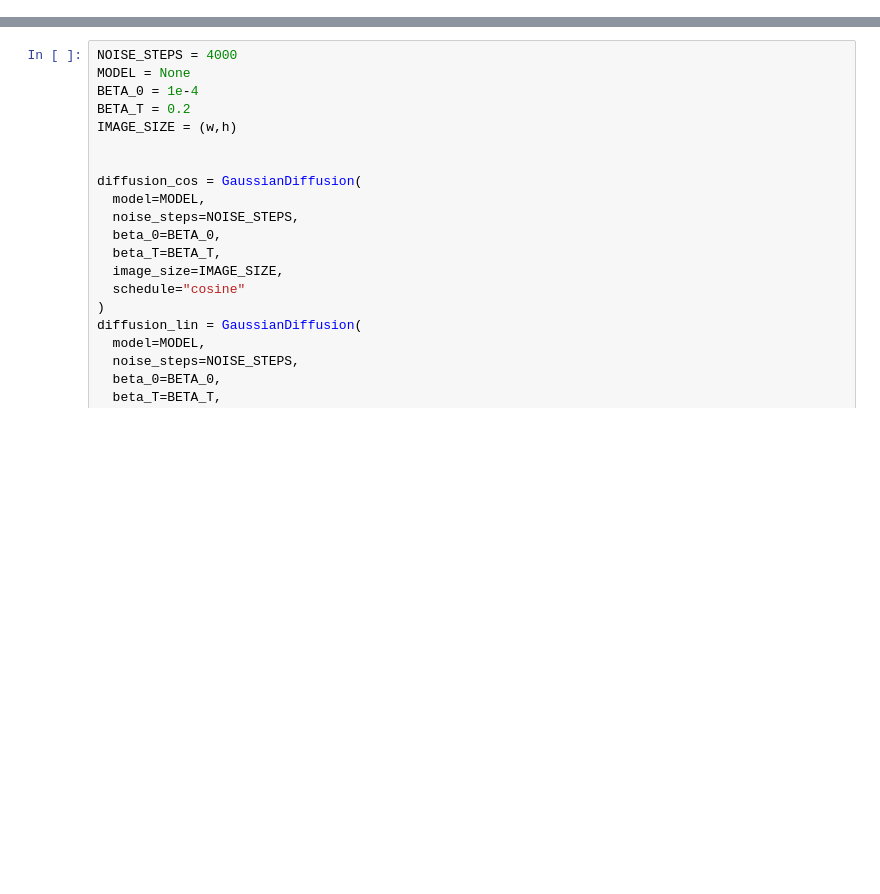
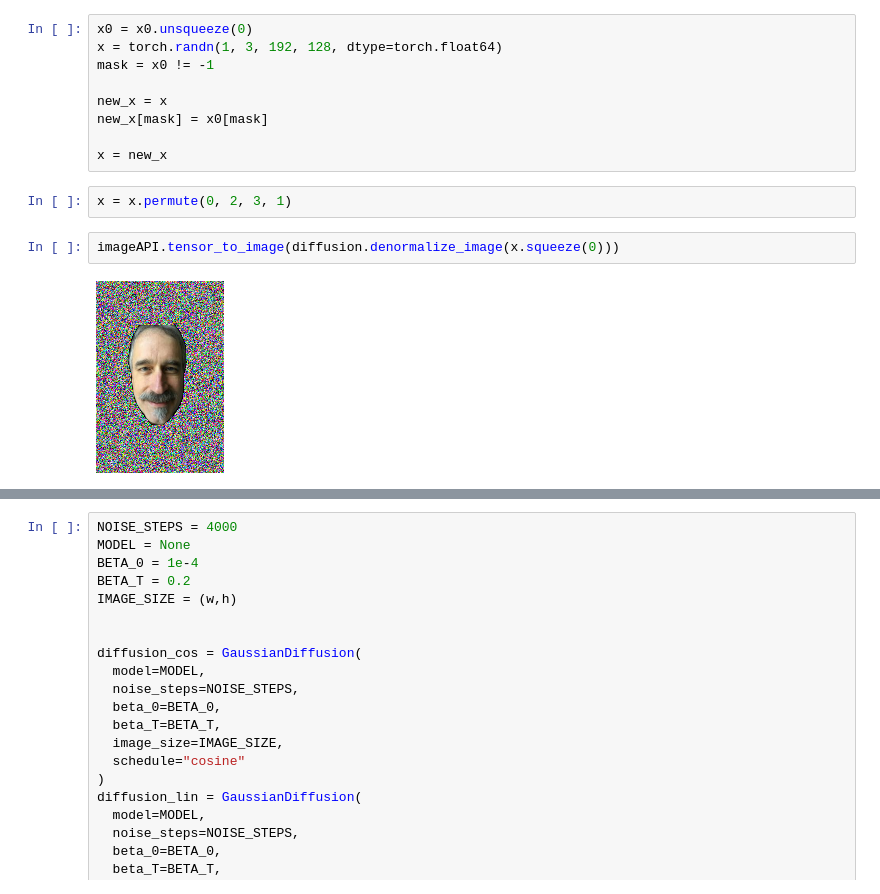
Before and after one commit to anforsm/movie-diffusion, a Jupyter notebook: testing.ipynb, the cells around one changed output, grey strips where cells are left out. Cells and saved outputs as stored; diff of their text form; blank space fills up the shorter version.

```diff
--- a/testing.ipynb
+++ b/testing.ipynb
@@ -25,0 +127,15 @@ image.save("./test.jpg")
+# %%
+x0 = x0.unsqueeze(0)
+x = torch.randn(1, 3, 192, 128, dtype=torch.float64)
+mask = x0 != -1
+
+new_x = x
+new_x[mask] = x0[mask]
+
+x = new_x
+# %%
+x = x.permute(0, 2, 3, 1)
+# %%
+imageAPI.tensor_to_image(diffusion.denormalize_image(x.squeeze(0)))
+# %% [output]
+[figure, added]
```
Also changed, not shown: parts of 16 cells of this notebook, 1 other file.
